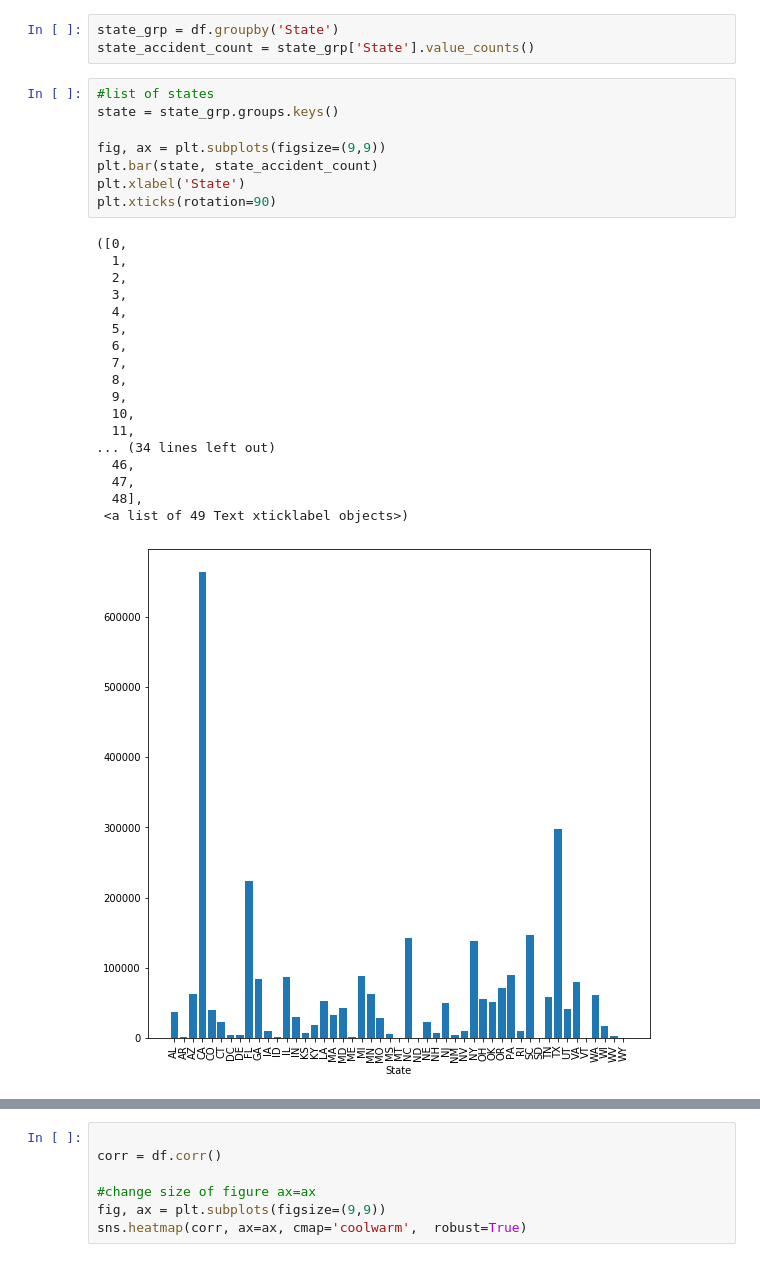
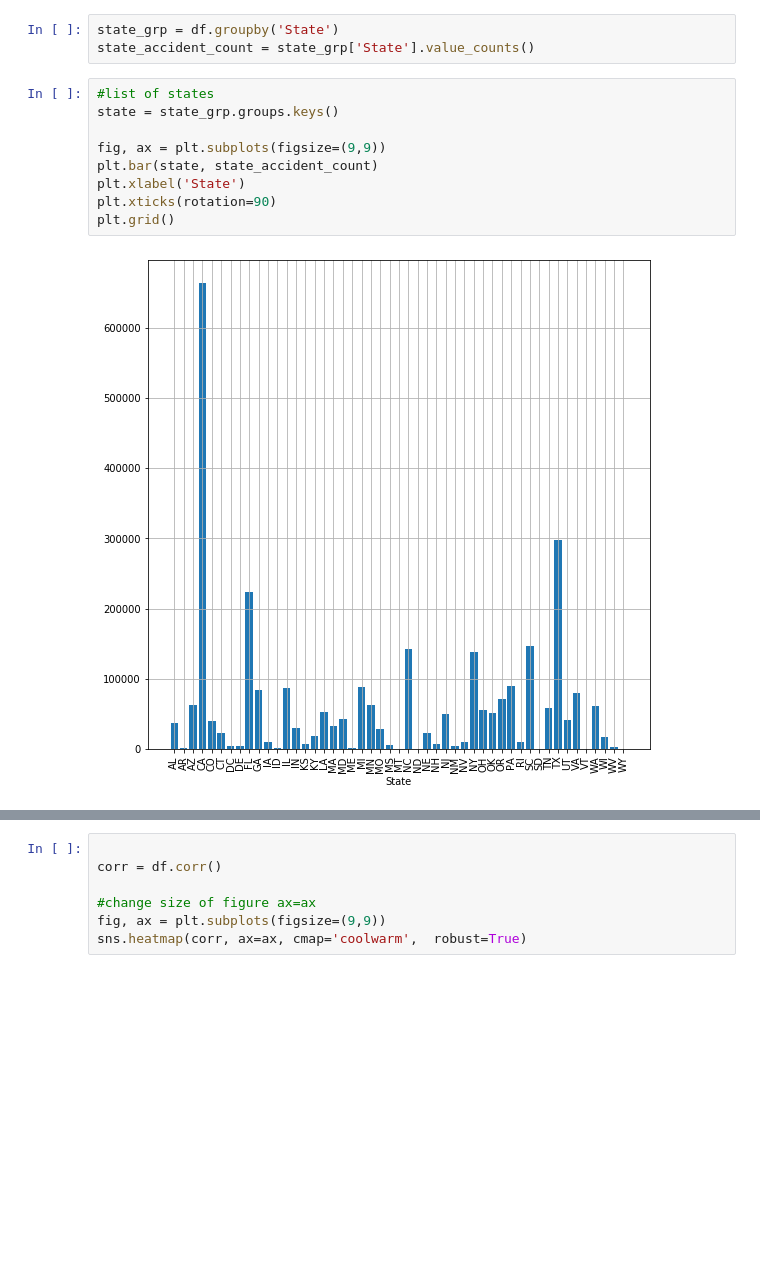
Before and after one commit to AdrianLabuda/us-accidents, a Jupyter notebook: us-accidents.ipynb, the cells around one changed output, grey strips where cells are left out. Saved outputs shown, nothing was run; the diff lists cells and outputs as text; blank space fills up the shorter version.

Commit message:
more visualization

```diff
--- a/us-accidents.ipynb
+++ b/us-accidents.ipynb
@@ -144,27 +144,11 @@ state_accident_count = state_grp['State'].value_counts()
 # %%
 #list of states
 state = state_grp.groups.keys()
 
 fig, ax = plt.subplots(figsize=(9,9))
 plt.bar(state, state_accident_count)
 plt.xlabel('State')
 plt.xticks(rotation=90)
+plt.grid()
 # %% [output]
-([0,
-  1,
-  2,
-  3,
-  4,
-  5,
-  6,
-  7,
-  8,
-  9,
-  10,
-  11,
-... (34 lines left out)
-  46,
-  47,
-  48],
- <a list of 49 Text xticklabel objects>)
-[figure, old version]
+[figure, new version]
```
Also changed, not shown: parts of 3 cells of this notebook.
